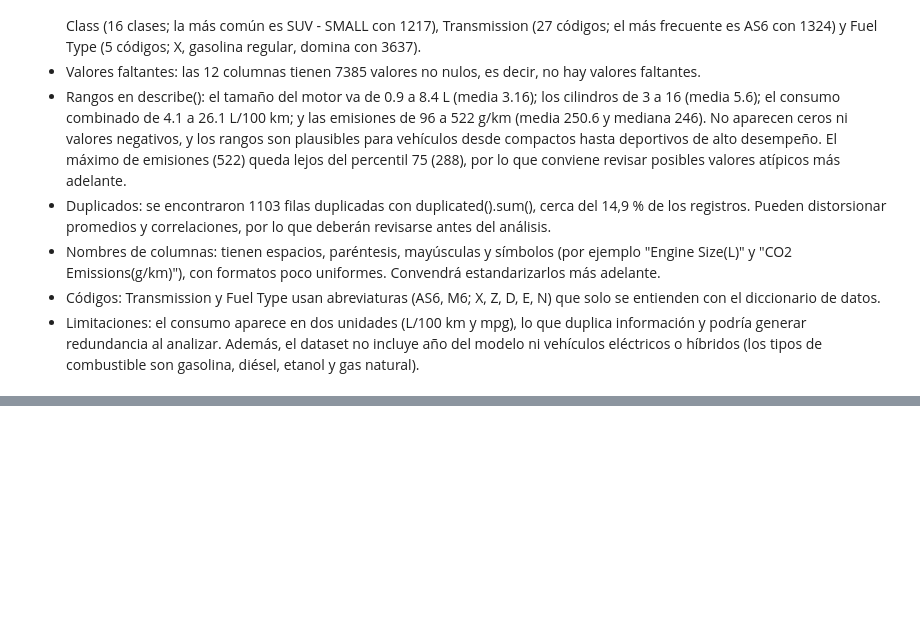
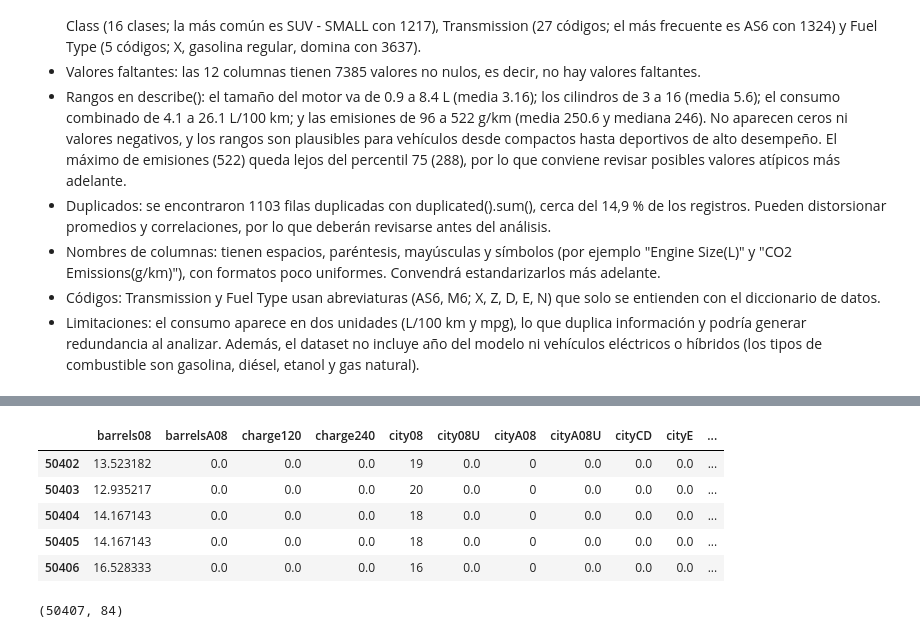
Before and after one commit to Sehuto96/emisiones-vehiculos-diagnostico, a Jupyter notebook: notebooks/diagnostico_calidad.ipynb, the cells around one changed output, grey strips where cells are left out. Saved outputs shown, nothing was run; the diff lists cells and outputs as text; code cells hidden in the pictures; blank space fills up the shorter version.

```diff
--- a/notebooks/diagnostico_calidad.ipynb
+++ b/notebooks/diagnostico_calidad.ipynb
@@ -172,0 +192,15 @@ np.int64(1103)
+# %%
+# Últimas 5 filas: verificar que el archivo cargó completo hasta el final
+df_epa.tail()
+# %% [output]
+|  | barrels08 | barrelsA08 | charge120 | charge240 | city08 | city08U | cityA08 | cityA08U | cityCD | cityE | ... |
+| 50402 | 13.523182 | 0.0 | 0.0 | 0.0 | 19 | 0.0 | 0 | 0.0 | 0.0 | 0.0 | ... |
+| 50403 | 12.935217 | 0.0 | 0.0 | 0.0 | 20 | 0.0 | 0 | 0.0 | 0.0 | 0.0 | ... |
+| 50404 | 14.167143 | 0.0 | 0.0 | 0.0 | 18 | 0.0 | 0 | 0.0 | 0.0 | 0.0 | ... |
+| 50405 | 14.167143 | 0.0 | 0.0 | 0.0 | 18 | 0.0 | 0 | 0.0 | 0.0 | 0.0 | ... |
+| 50406 | 16.528333 | 0.0 | 0.0 | 0.0 | 16 | 0.0 | 0 | 0.0 | 0.0 | 0.0 | ... |
+# %%
+# Dimensiones: (filas, columnas)
+df_epa.shape
+# %% [output]
+(50407, 84)
```
Also changed, not shown: parts of 21 cells of this notebook.
